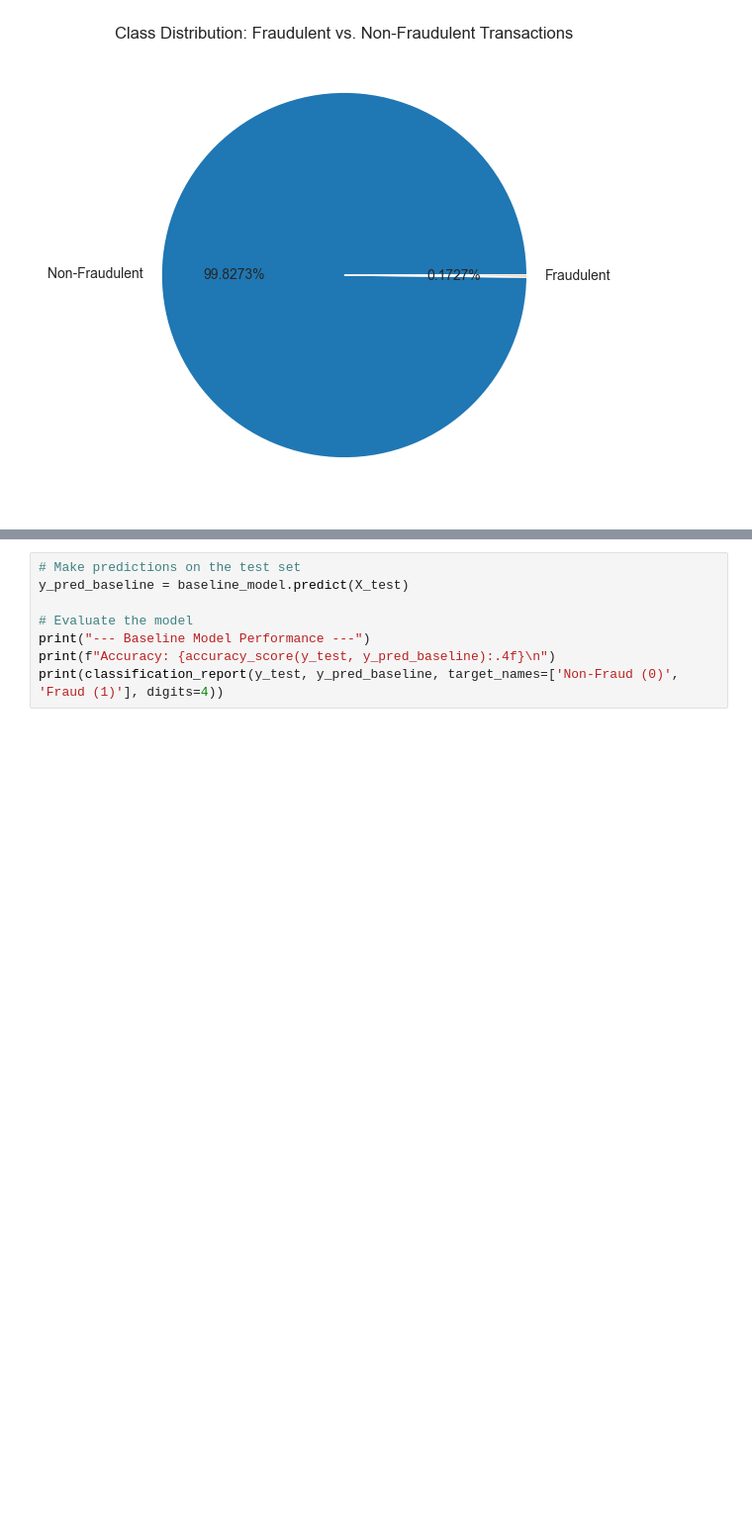
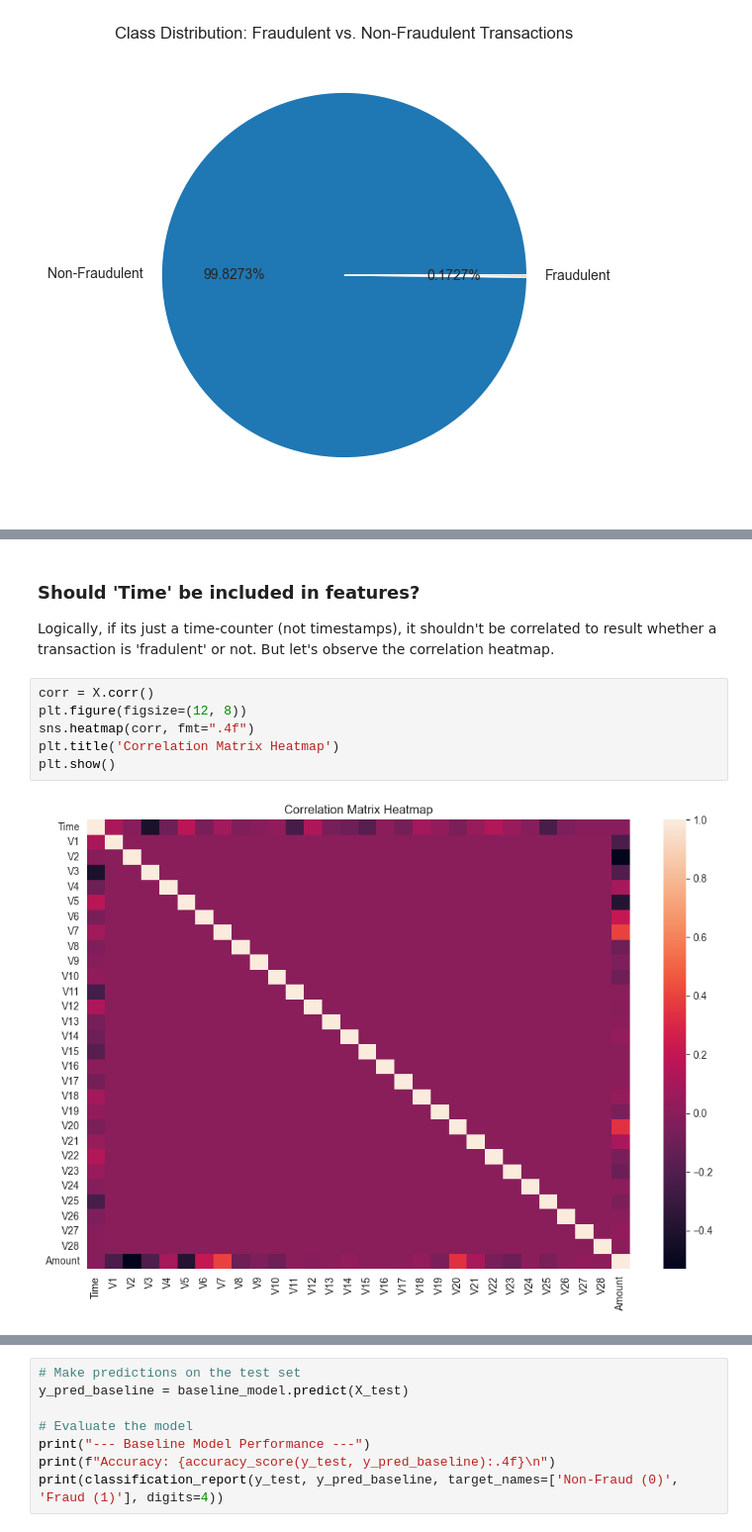
Before and after one commit to Charukhesh/DA5401-assignment-4-Charukhesh, a Jupyter notebook: main.ipynb, the cells around one changed output, grey strips where cells are left out. Shown at 99% size. Drawn from its saved outputs; the diff is of its cells as text; blank space fills up the shorter version.

```diff
--- a/main.ipynb
+++ b/main.ipynb
@@ -70,3 +73,15 @@ Testing set size: 56962
 Fraudulent cases in training set: 394
 Fraudulent cases in testing set: 98
 LogisticRegression(random_state=42, solver='liblinear')
+# %% [markdown]
+### **Should 'Time' be included in features?**
+
+Logically, if its just a time-counter (not timestamps), it shouldn't be correlated to result whether a transaction is 'fradulent' or not. But let's observe the correlation heatmap.
+# %%
+corr = X.corr()
+plt.figure(figsize=(12, 8))
+sns.heatmap(corr, fmt=".4f")
+plt.title('Correlation Matrix Heatmap')
+plt.show()
+# %% [output]
+[figure, added]
```
Also changed, not shown: parts of 10 cells of this notebook.
